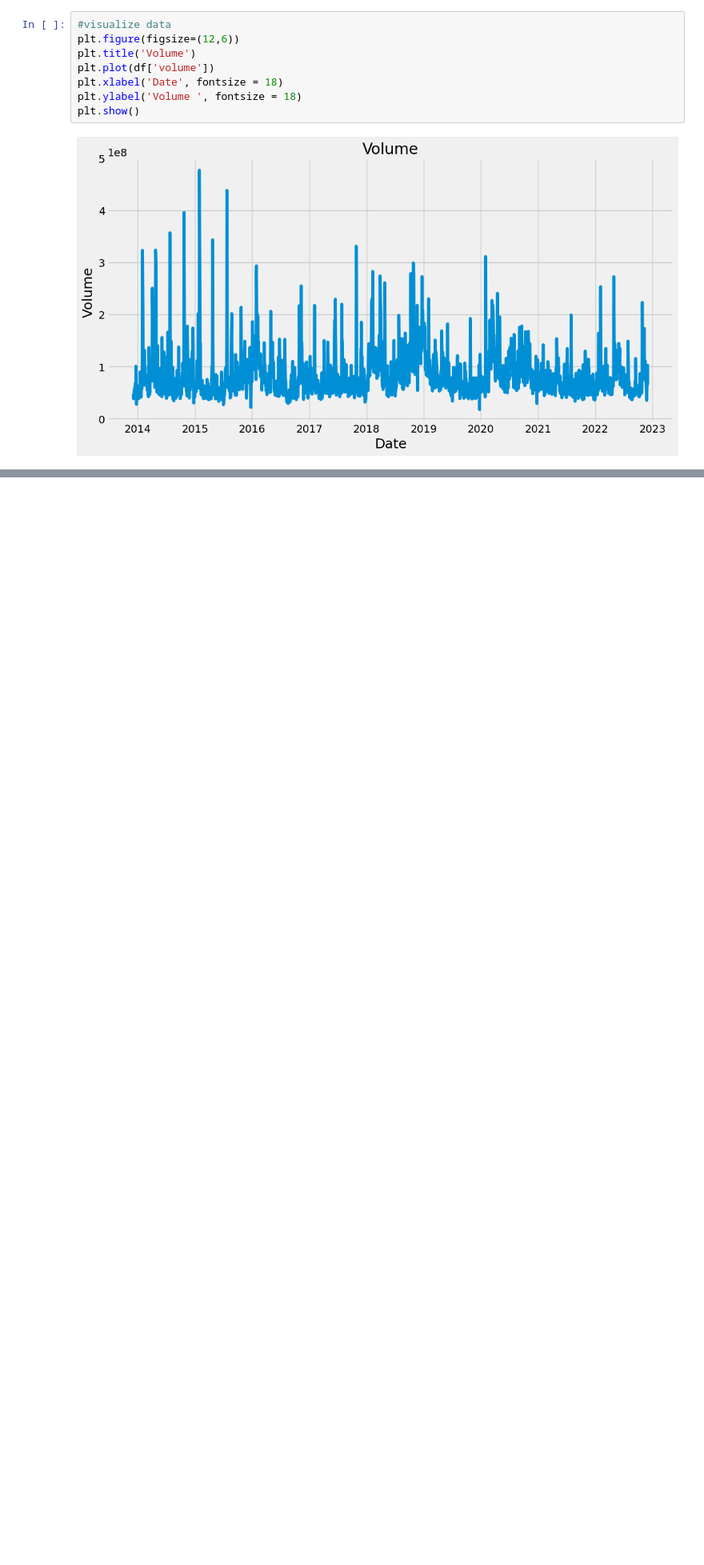
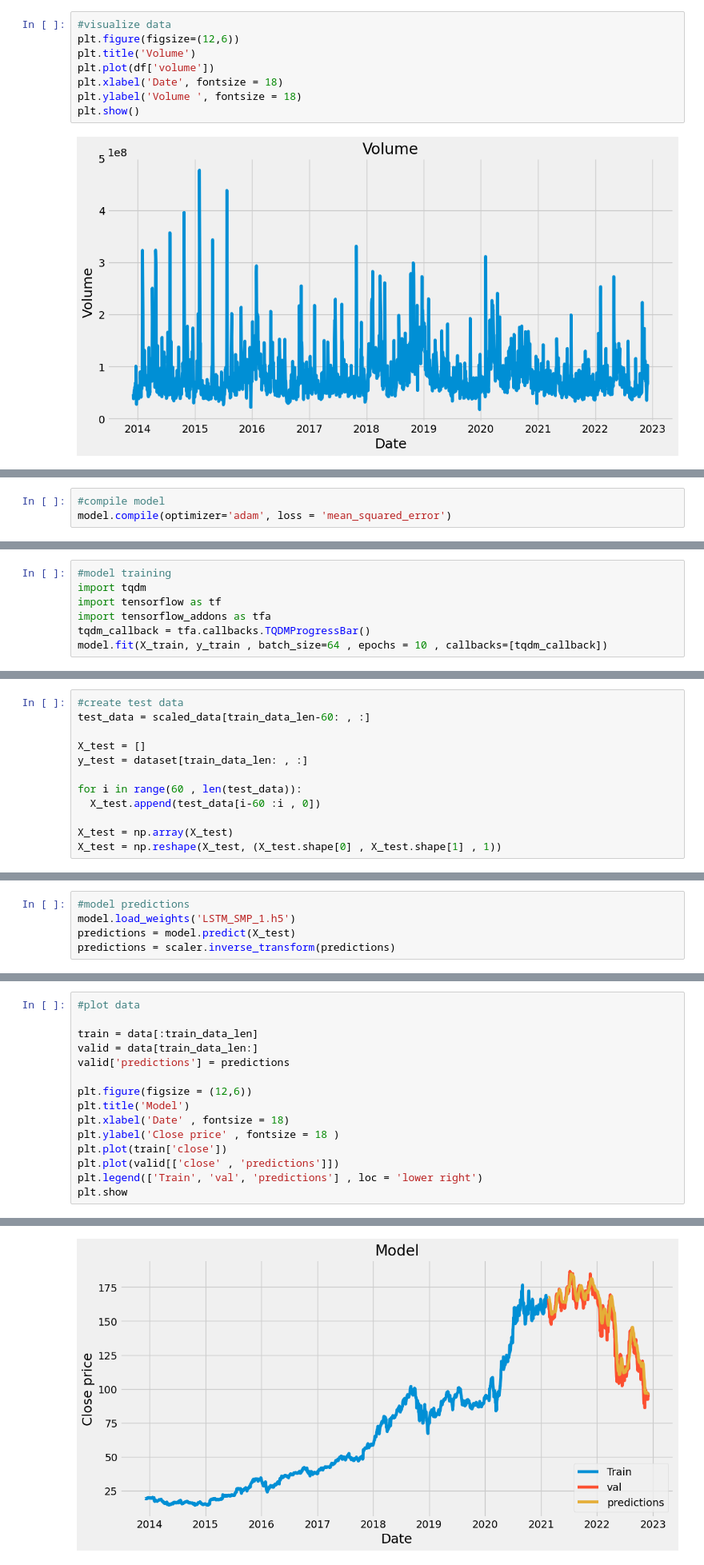
Before and after one commit to Hansa-Hettiarachchi/Stock_Market_prediction, a Jupyter notebook: Stock_Market_Prediction.ipynb, the cells around one changed output, grey strips where cells are left out. Shown: that part at 80% size. Saved outputs shown, nothing was run; the diff lists cells and outputs as text; blank space fills up the shorter version.

Commit message:
model creation

```diff
--- a/Stock_Market_Prediction.ipynb
+++ b/Stock_Market_Prediction.ipynb
@@ -88,0 +175,3 @@ plt.show()
+# %%
+#compile model
+model.compile(optimizer='adam', loss = 'mean_squared_error')
@@ -88,0 +188,7 @@ plt.show()
+# %%
+#model training
+import tqdm
+import tensorflow as tf
+import tensorflow_addons as tfa
+tqdm_callback = tfa.callbacks.TQDMProgressBar()
+model.fit(X_train, y_train , batch_size=64 , epochs = 10 , callbacks=[tqdm_callback])
@@ -88,0 +225,12 @@ plt.show()
+# %%
+#create test data
+test_data = scaled_data[train_data_len-60: , :]
+
+X_test = []
+y_test = dataset[train_data_len: , :]
+
+for i in range(60 , len(test_data)):
+  X_test.append(test_data[i-60 :i , 0])
+
+X_test = np.array(X_test)
+X_test = np.reshape(X_test, (X_test.shape[0] , X_test.shape[1] , 1))
@@ -88,0 +241,5 @@ plt.show()
+# %%
+#model predictions
+model.load_weights('LSTM_SMP_1.h5')
+predictions = model.predict(X_test)
+predictions = scaler.inverse_transform(predictions)
@@ -88,0 +255,16 @@ plt.show()
+# %%
+#plot data
+
+train = data[:train_data_len]
+valid = data[train_data_len:]
+valid['predictions'] = predictions
+
+plt.figure(figsize = (12,6))
+plt.title('Model')
+plt.xlabel('Date' , fontsize = 18)
+plt.ylabel('Close price' , fontsize = 18 )
+plt.plot(train['close'])
+plt.plot(valid[['close' , 'predictions']])
+plt.legend(['Train', 'val', 'predictions'] , loc = 'lower right')
+plt.show
+# %% [output]
@@ -88,0 +277 @@ plt.show()
+[figure, added]
```
Also changed, not shown: parts of 18 cells of this notebook.
